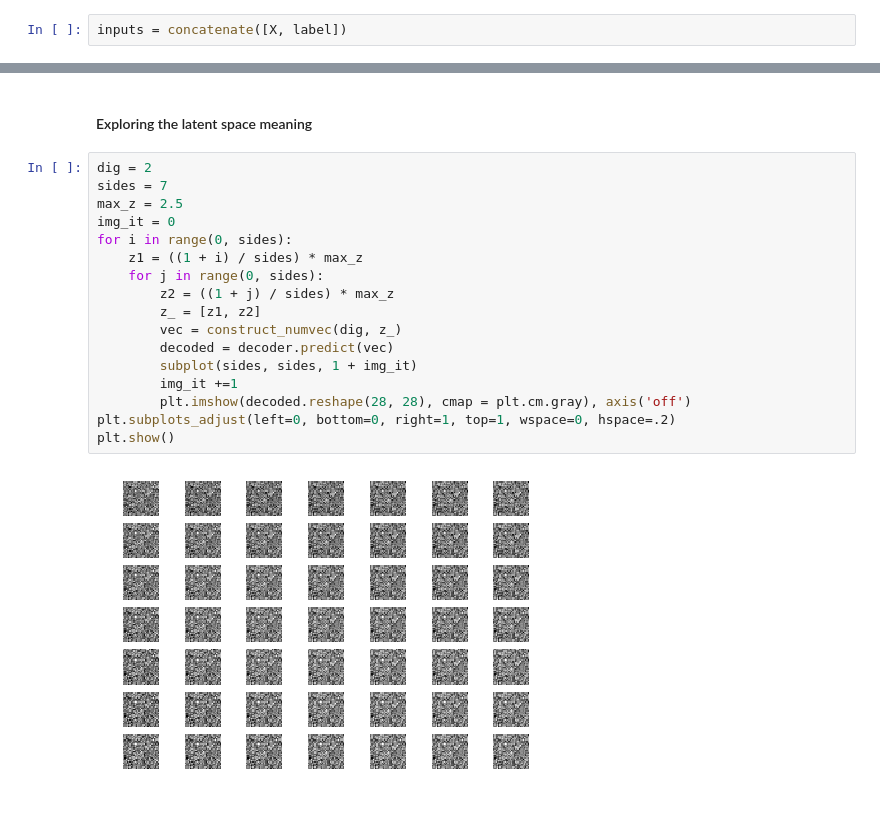
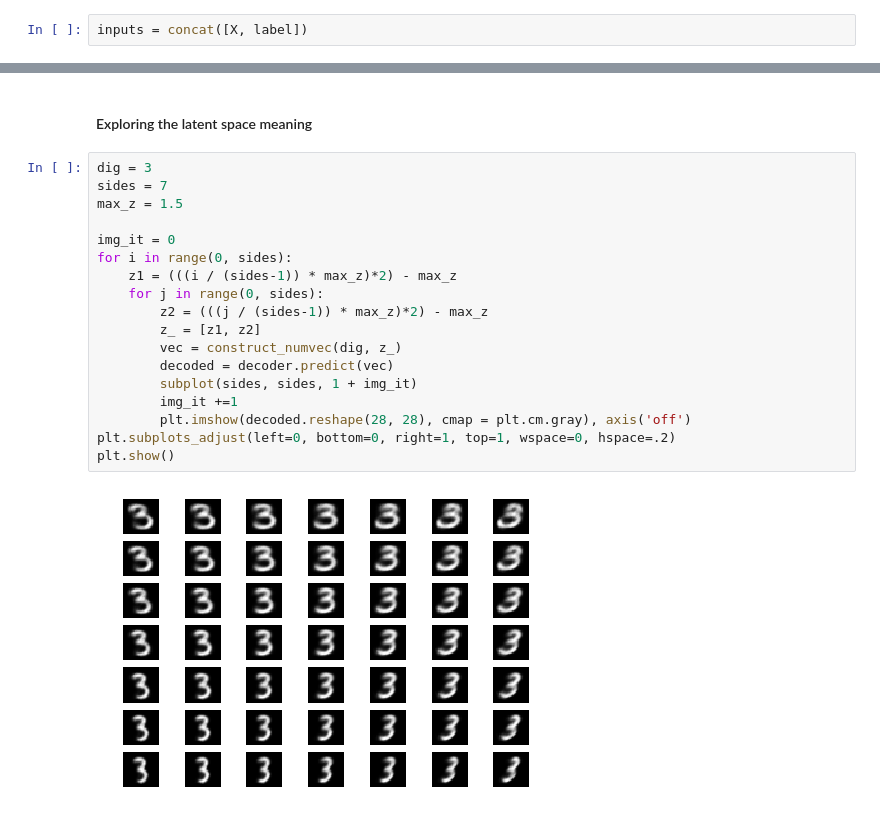
Before and after one commit to nnormandin/Conditional_VAE, a Jupyter notebook: Conditional_VAE.ipynb, the cells around one changed output, grey strips where cells are left out. Drawn from its saved outputs; the diff is of its cells as text.

```diff
--- a/Conditional_VAE.ipynb
+++ b/Conditional_VAE.ipynb
@@ -77,7 +77,7 @@ label = Input(shape=(n_y, ))
 # %% [markdown]
 Next we'll concatenate the **X** and **y** vectors. It may appear that it would've been simpler to merge the pixel and class label vectors from the beginning (now that they're both 1d) rather than reading them into the graph as separate input layers and concatenating them... but in reality, we need them to remain separate entities so that we can properly calculate our reconstruction error (we aren't asking the autoencoder to reassemble **y** in addition to **X**).
 # %%
-inputs = concatenate([X, label])
+inputs = concat([X, label])
 # %% [markdown]
 Once we've defined our inputs and merged them within the context of the graph, we'll pass them to a dense layer consisting of the previuosly specified number of neurons (512) and activation function (ReLU). That layer is then connected to layers that produce our mean ($\mu$) and standard deviation ($\log(\sigma)$) for the variational sampling that occurs later.
 # %%
@@ -204,21 +204,22 @@ array([[-0.34291139,  2.62457085]], dtype=float32)
 # %% [markdown]
 #### Exploring the latent space meaning
 # %%
-dig = 2
+dig = 3
 sides = 7
-max_z = 2.5
+max_z = 1.5
+
 img_it = 0
 for i in range(0, sides):
-    z1 = ((1 + i) / sides) * max_z
+    z1 = (((i / (sides-1)) * max_z)*2) - max_z
     for j in range(0, sides):
-        z2 = ((1 + j) / sides) * max_z
+        z2 = (((j / (sides-1)) * max_z)*2) - max_z
         z_ = [z1, z2]
         vec = construct_numvec(dig, z_)
         decoded = decoder.predict(vec)
         subplot(sides, sides, 1 + img_it)
         img_it +=1
         plt.imshow(decoded.reshape(28, 28), cmap = plt.cm.gray), axis('off')
 plt.subplots_adjust(left=0, bottom=0, right=1, top=1, wspace=0, hspace=.2)
 plt.show()
 # %% [output]
-[figure, old version]
+[figure, new version]
```
Also changed, not shown: parts of 7 cells of this notebook.
